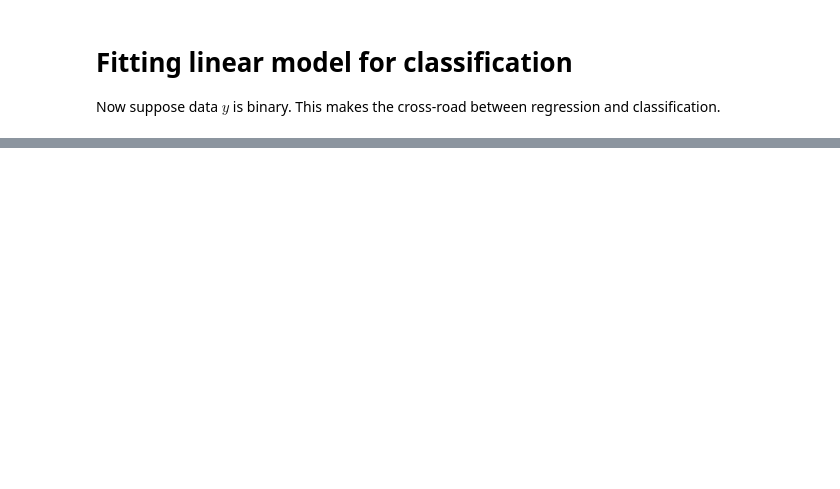
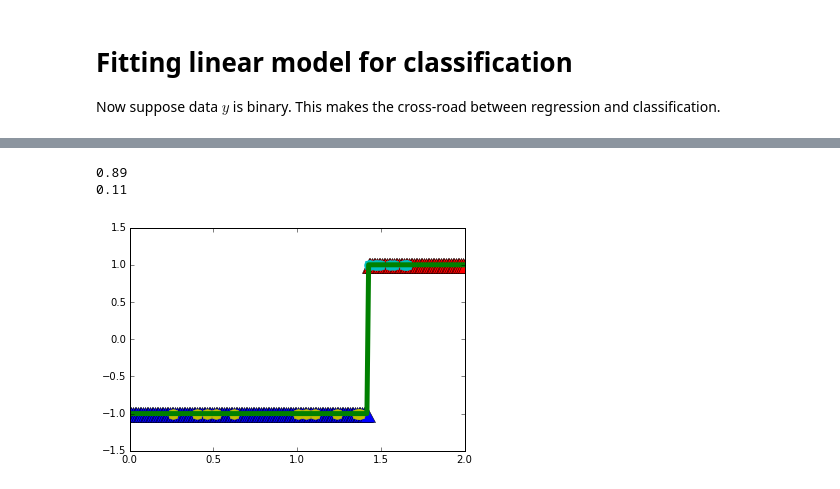
Before and after one commit to vahidpartovinia/pythonworkshop, a Jupyter notebook: ipython/chapter03.ipynb, the cells around one changed output, grey strips where cells are left out. Saved outputs shown, nothing was run; the diff lists cells and outputs as text; code cells hidden in the pictures; blank space fills up the shorter version.

```diff
--- a/ipython/chapter03.ipynb
+++ b/ipython/chapter03.ipynb
@@ -93,0 +101,13 @@ print np.mean(z_class!=z)
+# %%
+from sklearn import linear_model, datasets
+logreg = linear_model.LogisticRegression(C=1e5)
+logreg.fit(x_tr[:, np.newaxis], z)
+z_hat=logreg.predict(x_tr[:, np.newaxis])
+# %%
+plotbc(x_tr, z, z_hat)
+plt.plot(x_tr,z_hat,"-g",lw=5);
+precision(z_hat, z)
+# %% [output]
+0.89
+0.11
+[figure, added]
```
Also changed, not shown: parts of 14 cells of this notebook, 4 other files.
